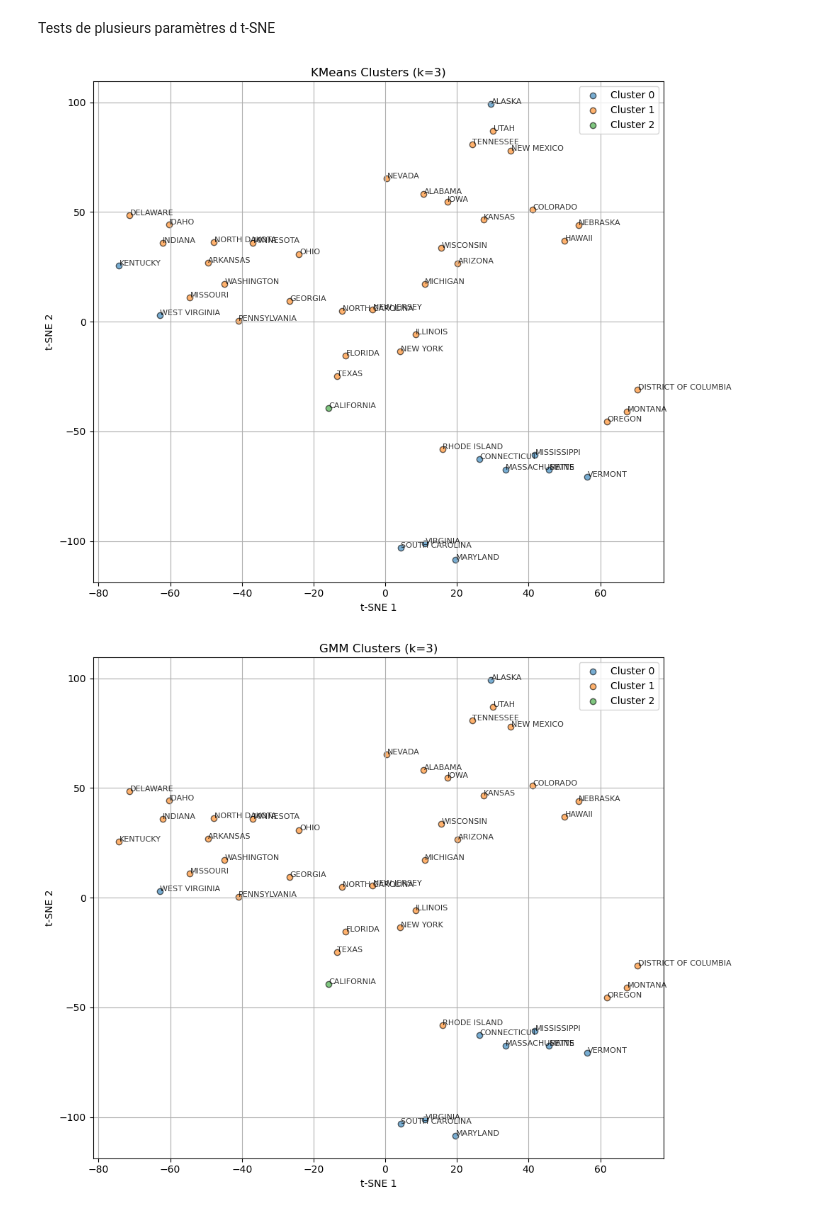
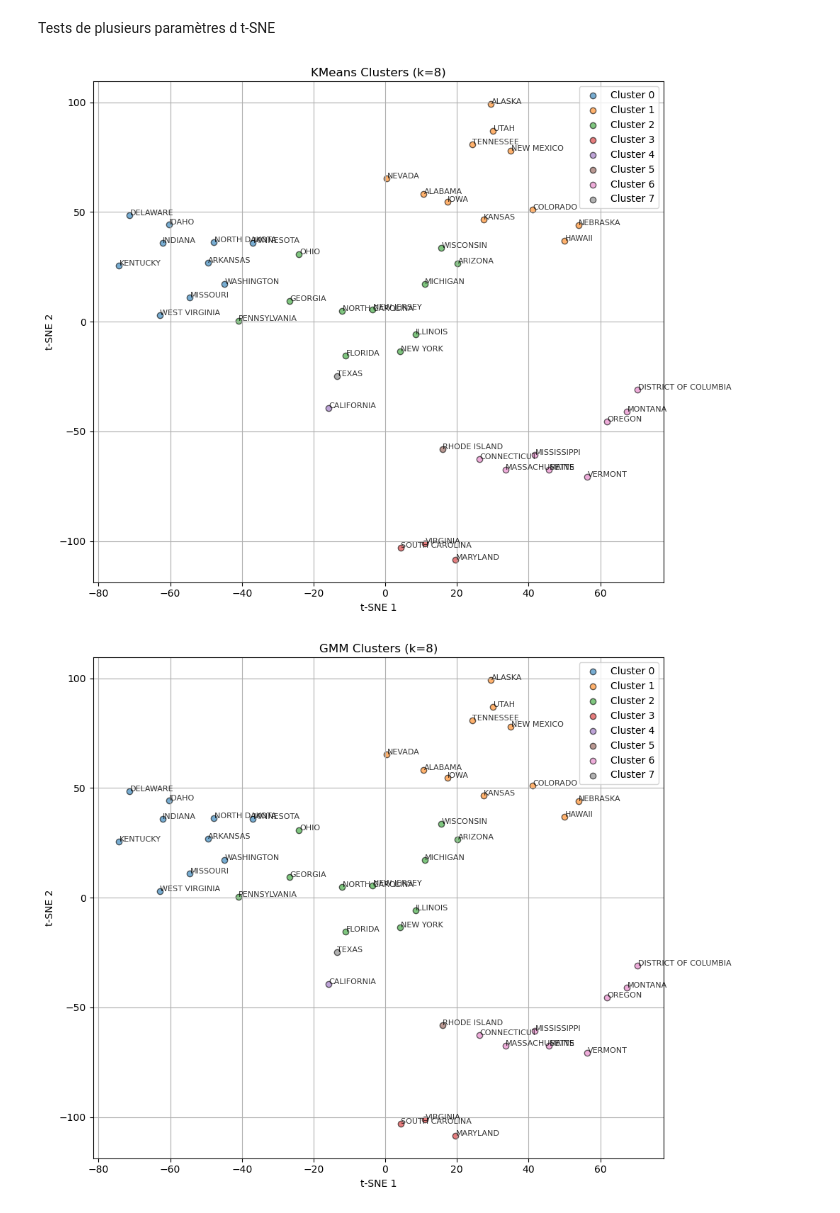
Before and after one commit to mikhailBenali/ML2_Project_ESB_adoption, a Jupyter notebook: src/BusDistribution.ipynb, the cells around one changed output. Cells and saved outputs as stored; diff of their text form; code cells hidden in the pictures.

```diff
--- a/src/BusDistribution.ipynb
+++ b/src/BusDistribution.ipynb
@@ -460,10 +463,10 @@ Pour DBSCAN, en prenant en compte les 4 scores et min_samples=3, la distance qui
 # %% [markdown]
 ## Visualisations
 # %%
-kmeans = KMeans(n_clusters=3, random_state=42)
-gmm = GaussianMixture(n_components=3, random_state=42)
+kmeans = KMeans(n_clusters=8, random_state=42)
+gmm = GaussianMixture(n_components=8, random_state=42)
 agglo = AgglomerativeClustering(n_clusters=4)
-dbscan = DBSCAN(eps=1.9, min_samples=3)
+dbscan = DBSCAN(eps=5.6, min_samples=3)
 # %%
 labels_kmeans = kmeans.fit_predict(X_scaled)
 labels_gmm = gmm.fit_predict(X_scaled)
@@ -512,12 +515,12 @@ X_tsne = tsne.fit_transform(X_scaled)
 # %%
 states = df_state_clean["State"].values
 
-plot_clusters_with_labels(X_tsne, labels_kmeans, "KMeans Clusters (k=3)", states)
-plot_clusters_with_labels(X_tsne, labels_gmm, "GMM Clusters (k=3)", states)
+plot_clusters_with_labels(X_tsne, labels_kmeans, "KMeans Clusters (k=8)", states)
+plot_clusters_with_labels(X_tsne, labels_gmm, "GMM Clusters (k=8)", states)
 plot_clusters_with_labels(X_tsne, labels_agglo, "Agglomerative Clustering (k=4)", states)
-plot_clusters_with_labels(X_tsne, labels_dbscan, "DBSCAN Clusters (eps=1.9, min_samples=3)", states)
+plot_clusters_with_labels(X_tsne, labels_dbscan, "DBSCAN Clusters (eps=5.6, min_samples=3)", states)
 # %% [output]
-[figure, old version]
+[figure, new version]
-[figure, old version]
+[figure, new version]
 [figure]
 [figure]
```
Also changed, not shown: parts of 20 cells of this notebook.
